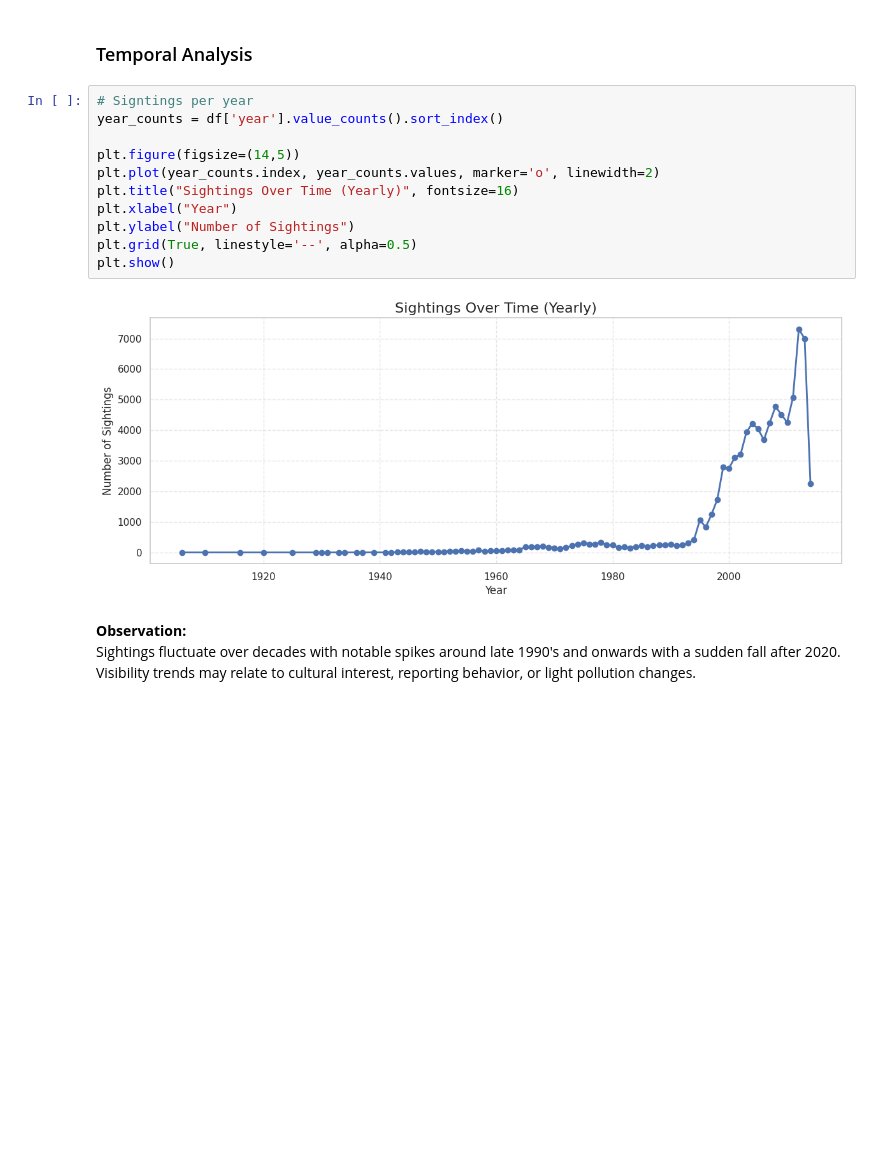
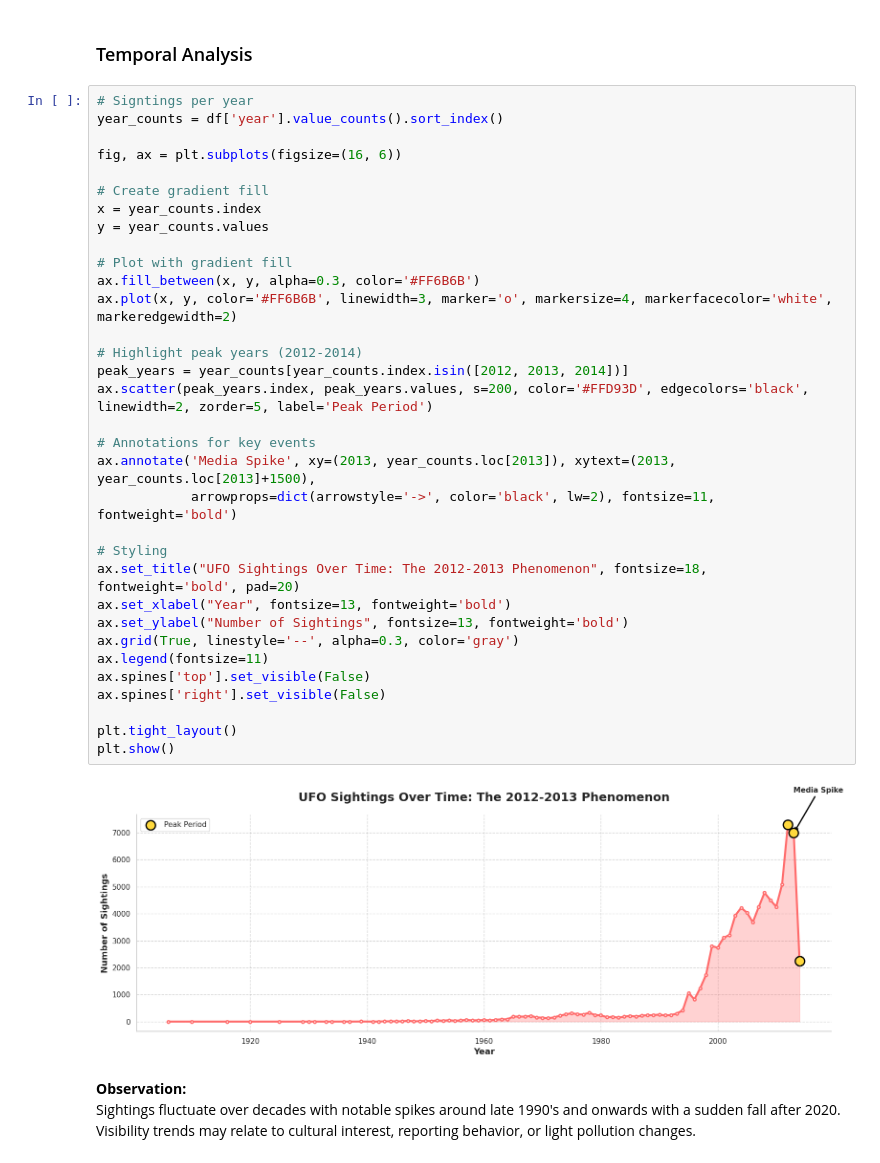
Before and after one commit to Momena-akhtar/ufo-sightings, a Jupyter notebook: data/notebooks/03_exploratory_analysis.ipynb, the cells around one changed output. Cells and saved outputs as stored; diff of their text form; blank space fills up the shorter version.

Commit message:
polish line chart

```diff
--- a/data/notebooks/03_exploratory_analysis.ipynb
+++ b/data/notebooks/03_exploratory_analysis.ipynb
@@ -41,16 +41,38 @@ df.head()
 # %%
 # Signtings per year
 year_counts = df['year'].value_counts().sort_index()
 
-plt.figure(figsize=(14,5))
-plt.plot(year_counts.index, year_counts.values, marker='o', linewidth=2)
-plt.title("Sightings Over Time (Yearly)", fontsize=16)
-plt.xlabel("Year")
-plt.ylabel("Number of Sightings")
-plt.grid(True, linestyle='--', alpha=0.5)
+fig, ax = plt.subplots(figsize=(16, 6))
+
+# Create gradient fill
+x = year_counts.index
+y = year_counts.values
+
+# Plot with gradient fill
+ax.fill_between(x, y, alpha=0.3, color='#FF6B6B')
+ax.plot(x, y, color='#FF6B6B', linewidth=3, marker='o', markersize=4, markerfacecolor='white', markeredgewidth=2)
+
+# Highlight peak years (2012-2014)
+peak_years = year_counts[year_counts.index.isin([2012, 2013, 2014])]
+ax.scatter(peak_years.index, peak_years.values, s=200, color='#FFD93D', edgecolors='black', linewidth=2, zorder=5, label='Peak Period')
+
+# Annotations for key events
+ax.annotate('Media Spike', xy=(2013, year_counts.loc[2013]), xytext=(2013, year_counts.loc[2013]+1500),
+            arrowprops=dict(arrowstyle='->', color='black', lw=2), fontsize=11, fontweight='bold')
+
+# Styling
+ax.set_title("UFO Sightings Over Time: The 2012-2013 Phenomenon", fontsize=18, fontweight='bold', pad=20)
+ax.set_xlabel("Year", fontsize=13, fontweight='bold')
+ax.set_ylabel("Number of Sightings", fontsize=13, fontweight='bold')
+ax.grid(True, linestyle='--', alpha=0.3, color='gray')
+ax.legend(fontsize=11)
+ax.spines['top'].set_visible(False)
+ax.spines['right'].set_visible(False)
+
+plt.tight_layout()
 plt.show()
 # %% [output]
-[figure, old version]
+[figure, new version]
 # %% [markdown]
 **Observation:**
 Sightings fluctuate over decades with notable spikes around late 1990's and onwards with a sudden fall after 2020.
```
